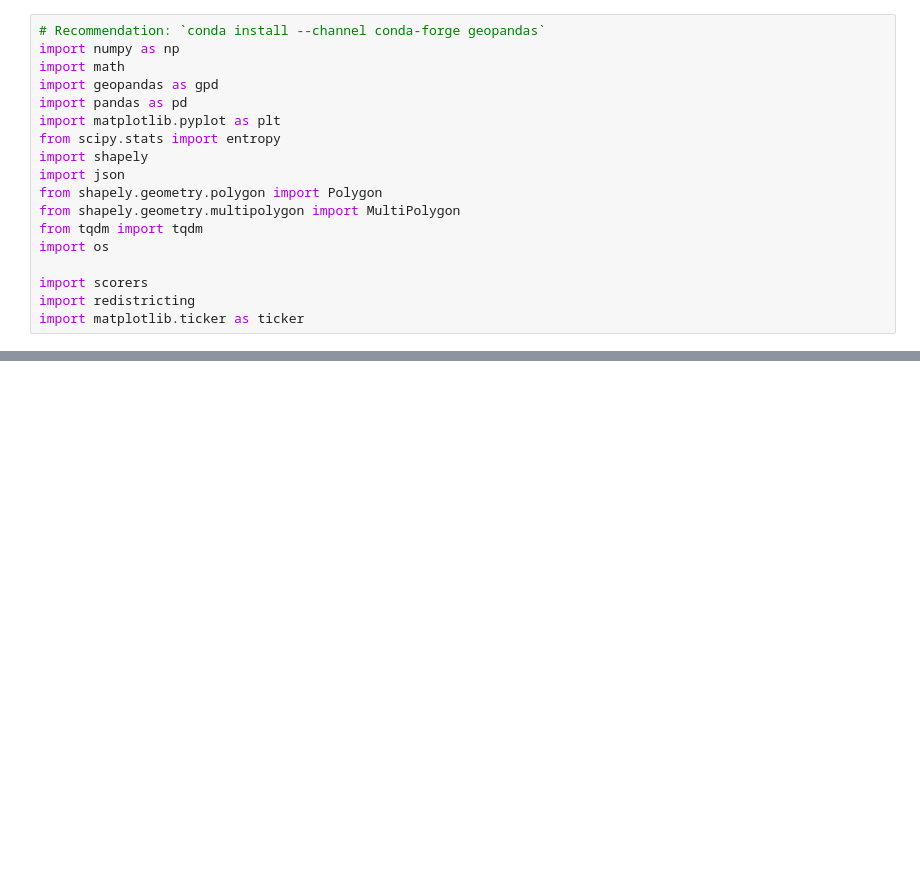
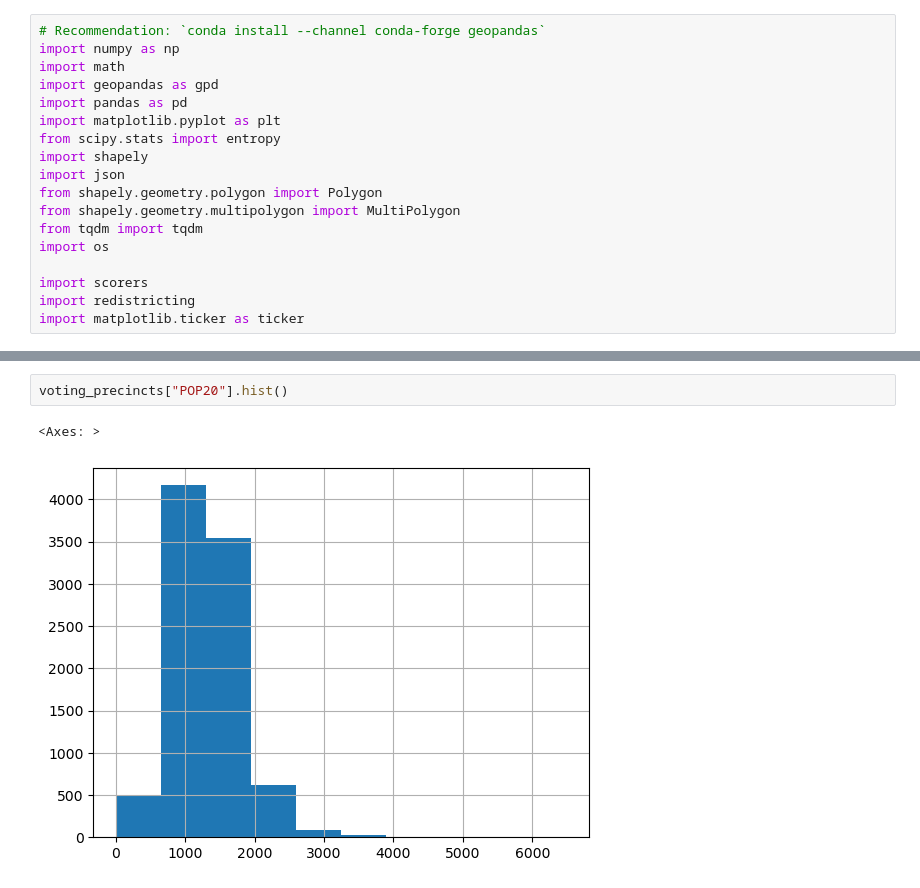
Before and after one commit to yagnesh7/clock-hand-redistricting, a Jupyter notebook: redistricting/redistrict_example.ipynb, the cells around one changed output, grey strips where cells are left out. Saved outputs shown, nothing was run; the diff lists cells and outputs as text; blank space fills up the shorter version.

```diff
--- a/redistricting/redistrict_example.ipynb
+++ b/redistricting/redistrict_example.ipynb
@@ -61,3 +69,8 @@ voting_precincts.sample(n=1)
+# %%
+voting_precincts["POP20"].hist()
+# %% [output]
+<Axes: >
+[figure, added]
 # %%
 voting_precincts.columns
 # %% [output]
```
Also changed, not shown: parts of 19 cells of this notebook, 11 other files.
